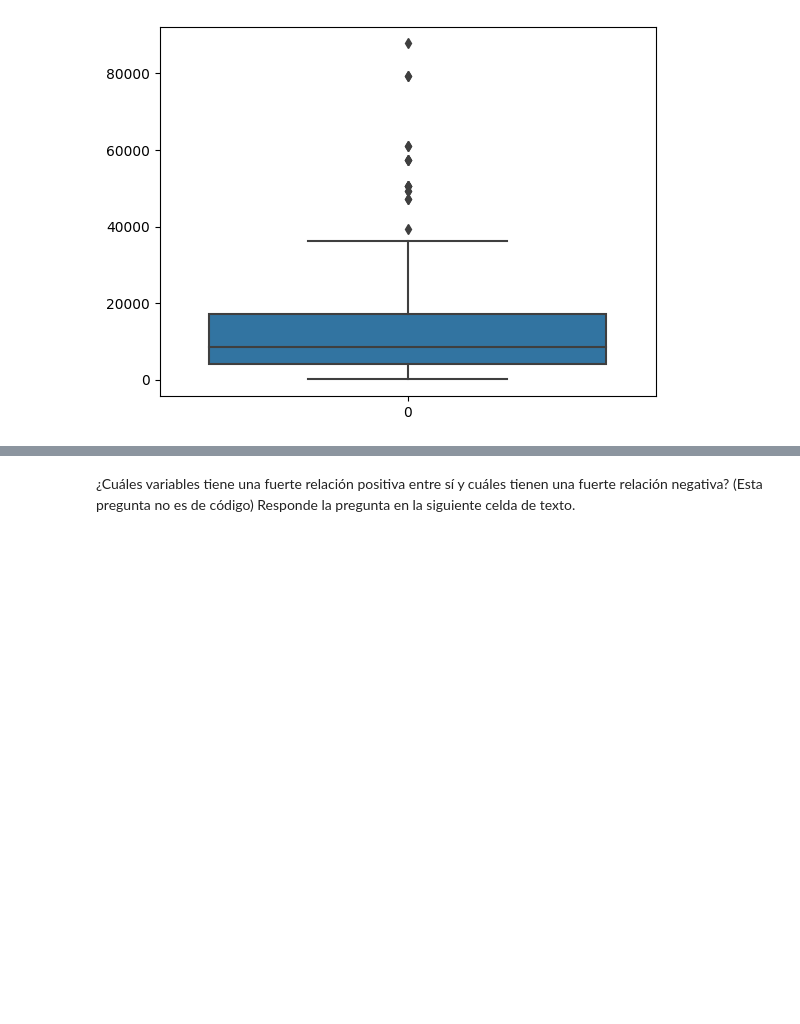
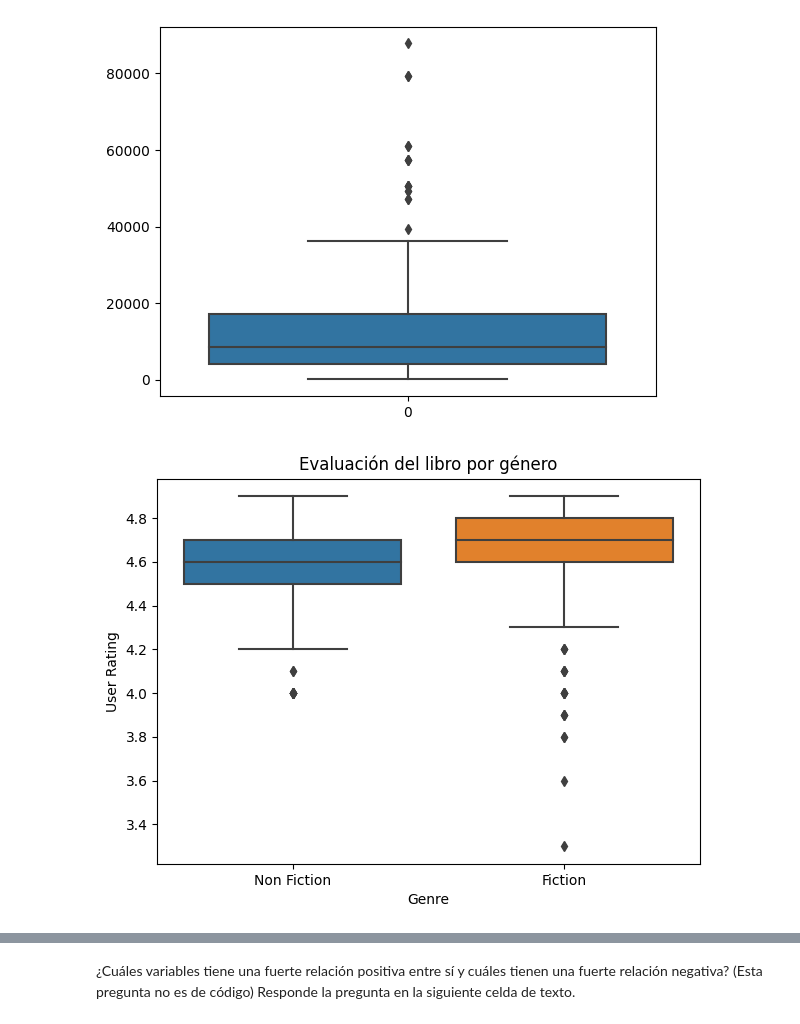
Before and after one commit to DHurtado714-itesm/ST-Arte-de-la-programacion, a Jupyter notebook: workspace/07-2-actividad-visualizacion.ipynb, the cells around one changed output, grey strips where cells are left out. Drawn from its saved outputs; the diff is of its cells as text; code cells hidden in the pictures; blank space fills up the shorter version.

```diff
--- a/workspace/07-2-actividad-visualizacion.ipynb
+++ b/workspace/07-2-actividad-visualizacion.ipynb
@@ -89,6 +88,12 @@ sns.boxplot(df['Reviews'])
 # %%
 # ¿Cómo se compara la evaluación del libro por género? ¿Qué genero es mejor
 # evaluado por los lectores? Muéstralo en un solo gráfico de caja y bigote.
+fig = plt.figure(figsize=(7,5))
+sns.boxplot(x='Genre', y='User Rating', data=df)
+plt.title('Evaluación del libro por género')
+plt.show()
+# %% [output]
+[figure, added]
 # %%
 # ¿Cuál es la relación entre el número de reseñas y precios? Muéstralo en un
 # gráfico de dispersión.
```
Also changed, not shown: parts of 7 cells of this notebook, 3 other files.
